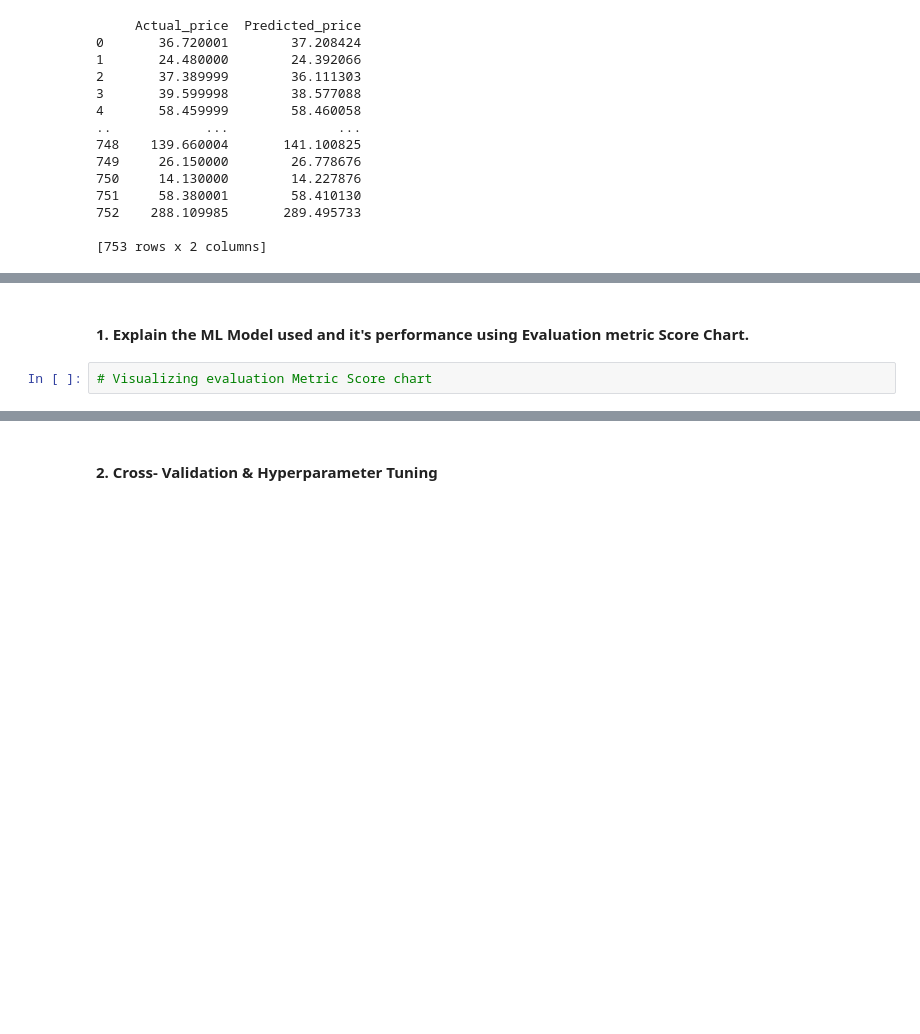
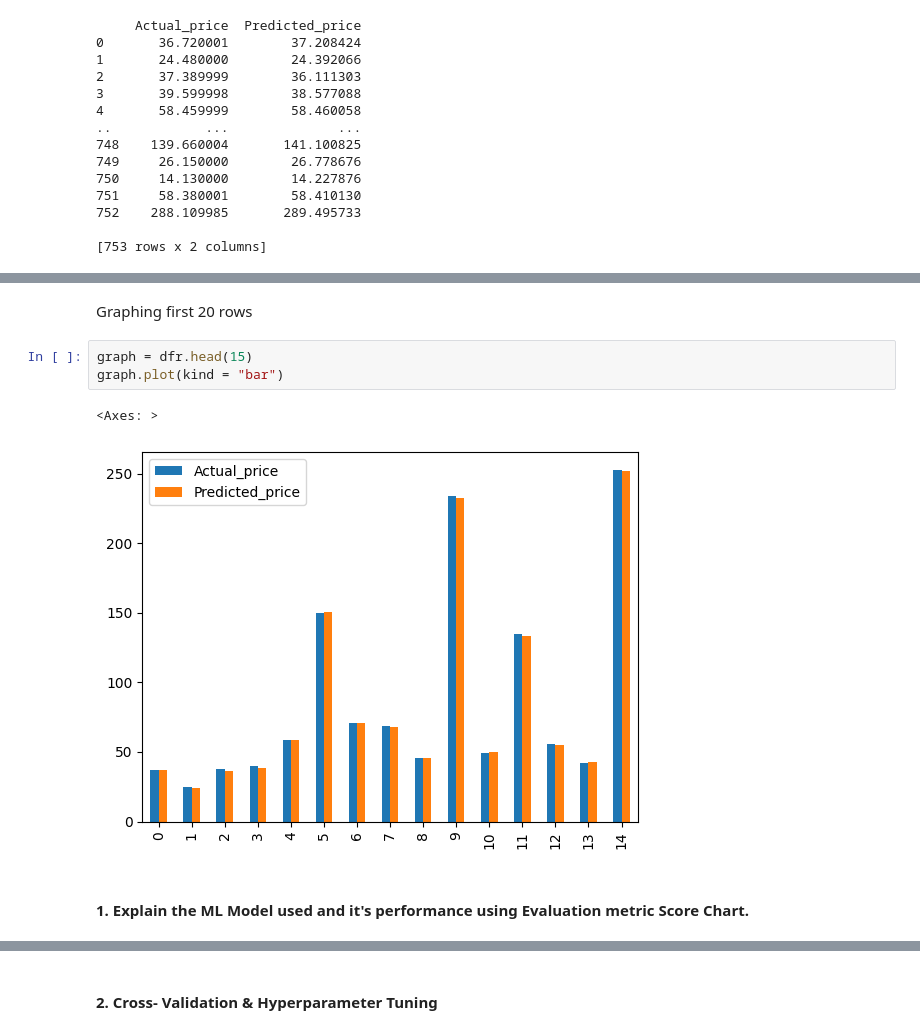
Before and after one commit to mradulkankaria/Capstone-2, a Jupyter notebook: Regression_Yes_Bank_Stock_Closing_Price_Prediction_Submission_Template.ipynb, the cells around one changed output, grey strips where cells are left out. Drawn from its saved outputs; the diff is of its cells as text; blank space fills up the shorter version.

```diff
--- a/Regression_Yes_Bank_Stock_Closing_Price_Prediction_Submission_Template.ipynb
+++ b/Regression_Yes_Bank_Stock_Closing_Price_Prediction_Submission_Template.ipynb
@@ -748,4 +815,10 @@ Stats on
+# %% [markdown]
+Graphing first 20 rows
+# %%
+graph = dfr.head(15)
+graph.plot(kind = "bar")
+# %% [output]
+<Axes: >
+[figure, added]
 # %% [markdown]
 #### 1. Explain the ML Model used and it's performance using Evaluation metric Score Chart.
-# %%
-# Visualizing evaluation Metric Score chart
```
Also changed, not shown: parts of 58 cells of this notebook.
